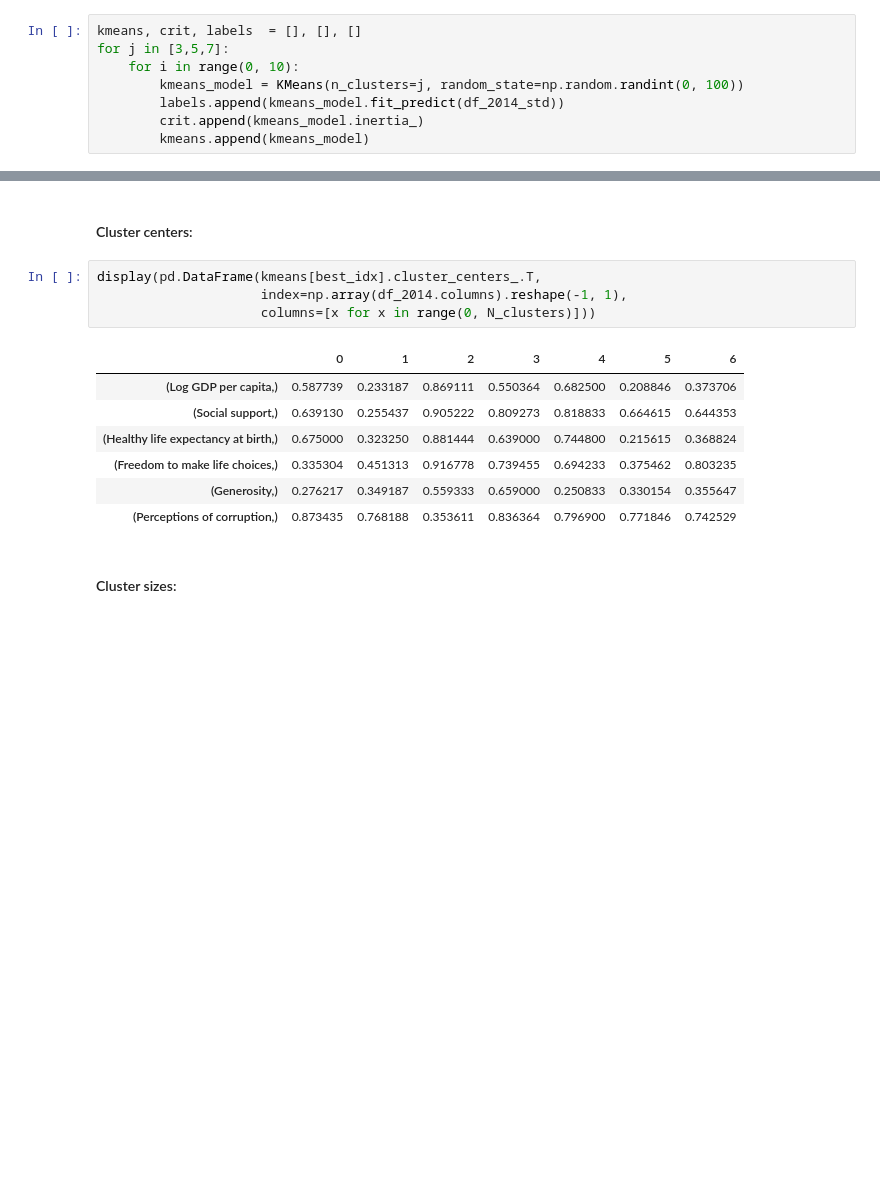
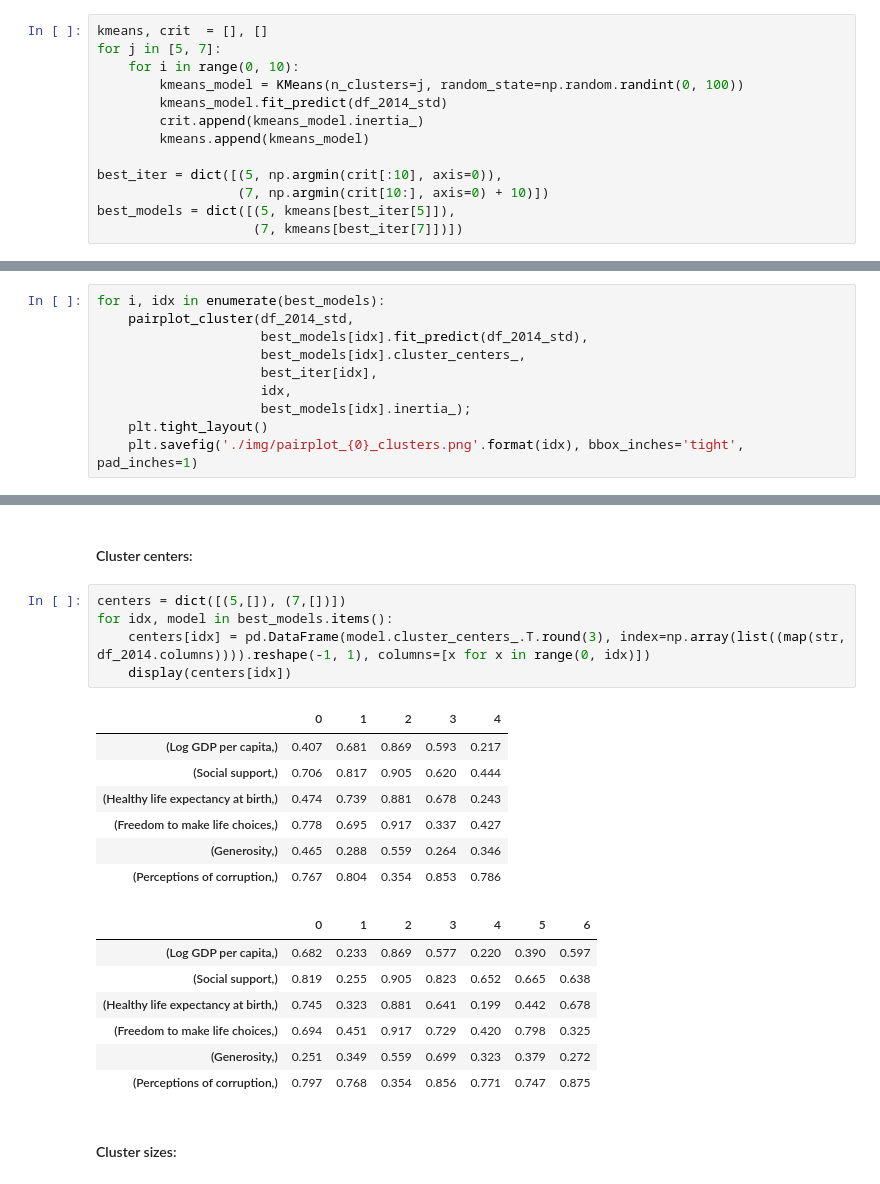
Before and after one commit to TheodorrodeohT/data-analysis, a Jupyter notebook: Dispersion.ipynb, the cells around one changed output, grey strips where cells are left out. Saved outputs shown, nothing was run; the diff lists cells and outputs as text; blank space fills up the shorter version.

```diff
--- a/Dispersion.ipynb
+++ b/Dispersion.ipynb
@@ -171,11 +173,16 @@ def pairplot_cluster(df, labels, centroids, iter):
 # %% [markdown]
 #### Iterating through 3 cluster sizes (3, 5, 7):
 # %%
-kmeans, crit, labels  = [], [], []
-for j in [3,5,7]:
+kmeans, crit  = [], []
+for j in [5, 7]:
     for i in range(0, 10):
         kmeans_model = KMeans(n_clusters=j, random_state=np.random.randint(0, 100))
-        labels.append(kmeans_model.fit_predict(df_2014_std))
+        kmeans_model.fit_predict(df_2014_std)
         crit.append(kmeans_model.inertia_)
         kmeans.append(kmeans_model)
+
+best_iter = dict([(5, np.argmin(crit[:10], axis=0)),
+                  (7, np.argmin(crit[10:], axis=0) + 10)])
+best_models = dict([(5, kmeans[best_iter[5]]),
+                    (7, kmeans[best_iter[7]])])
 # %%
@@ -206,0 +200,10 @@ display('Number of clusters = %d, model №%d' % (N_clusters, best_idx))
+# %%
+for i, idx in enumerate(best_models):
+    pairplot_cluster(df_2014_std,
+                     best_models[idx].fit_predict(df_2014_std),
+                     best_models[idx].cluster_centers_,
+                     best_iter[idx],
+                     idx,
+                     best_models[idx].inertia_);
+    plt.tight_layout()
+    plt.savefig('./img/pairplot_{0}_clusters.png'.format(idx), bbox_inches='tight', pad_inches=1)
@@ -207,17 +213,25 @@ display('Number of clusters = %d, model №%d' % (N_clusters, best_idx))
 # %% [markdown]
 #### Cluster centers:
 # %%
-display(pd.DataFrame(kmeans[best_idx].cluster_centers_.T,
-                     index=np.array(df_2014.columns).reshape(-1, 1),
-                     columns=[x for x in range(0, N_clusters)]))
+centers = dict([(5,[]), (7,[])])
+for idx, model in best_models.items():
+    centers[idx] = pd.DataFrame(model.cluster_centers_.T.round(3), index=np.array(list((map(str, df_2014.columns)))).reshape(-1, 1), columns=[x for x in range(0, idx)])
+    display(centers[idx])
 # %% [output]
-|  | 0 | 1 | 2 | 3 | 4 | 5 | 6 |
-| (Log GDP per capita,) | 0.587739 | 0.233187 | 0.869111 | 0.550364 | 0.682500 | 0.208846 | 0.373706 |
-| (Social support,) | 0.639130 | 0.255437 | 0.905222 | 0.809273 | 0.818833 | 0.664615 | 0.644353 |
-| (Healthy life expectancy at birth,) | 0.675000 | 0.323250 | 0.881444 | 0.639000 | 0.744800 | 0.215615 | 0.368824 |
-| (Freedom to make life choices,) | 0.335304 | 0.451313 | 0.916778 | 0.739455 | 0.694233 | 0.375462 | 0.803235 |
-| (Generosity,) | 0.276217 | 0.349187 | 0.559333 | 0.659000 | 0.250833 | 0.330154 | 0.355647 |
-| (Perceptions of corruption,) | 0.873435 | 0.768188 | 0.353611 | 0.836364 | 0.796900 | 0.771846 | 0.742529 |
+|  | 0 | 1 | 2 | 3 | 4 |
+| (Log GDP per capita,) | 0.407 | 0.681 | 0.869 | 0.593 | 0.217 |
+| (Social support,) | 0.706 | 0.817 | 0.905 | 0.620 | 0.444 |
+| (Healthy life expectancy at birth,) | 0.474 | 0.739 | 0.881 | 0.678 | 0.243 |
+| (Freedom to make life choices,) | 0.778 | 0.695 | 0.917 | 0.337 | 0.427 |
+| (Generosity,) | 0.465 | 0.288 | 0.559 | 0.264 | 0.346 |
+| (Perceptions of corruption,) | 0.767 | 0.804 | 0.354 | 0.853 | 0.786 |
+|  | 0 | 1 | 2 | 3 | 4 | 5 | 6 |
+| (Log GDP per capita,) | 0.682 | 0.233 | 0.869 | 0.577 | 0.220 | 0.390 | 0.597 |
+| (Social support,) | 0.819 | 0.255 | 0.905 | 0.823 | 0.652 | 0.665 | 0.638 |
+| (Healthy life expectancy at birth,) | 0.745 | 0.323 | 0.881 | 0.641 | 0.199 | 0.442 | 0.678 |
+| (Freedom to make life choices,) | 0.694 | 0.451 | 0.917 | 0.729 | 0.420 | 0.798 | 0.325 |
+| (Generosity,) | 0.251 | 0.349 | 0.559 | 0.699 | 0.323 | 0.379 | 0.272 |
+| (Perceptions of corruption,) | 0.797 | 0.768 | 0.354 | 0.856 | 0.771 | 0.747 | 0.875 |
 # %% [markdown]
 #### Cluster sizes:
 # %%
```
Also changed, not shown: parts of 14 cells of this notebook.
